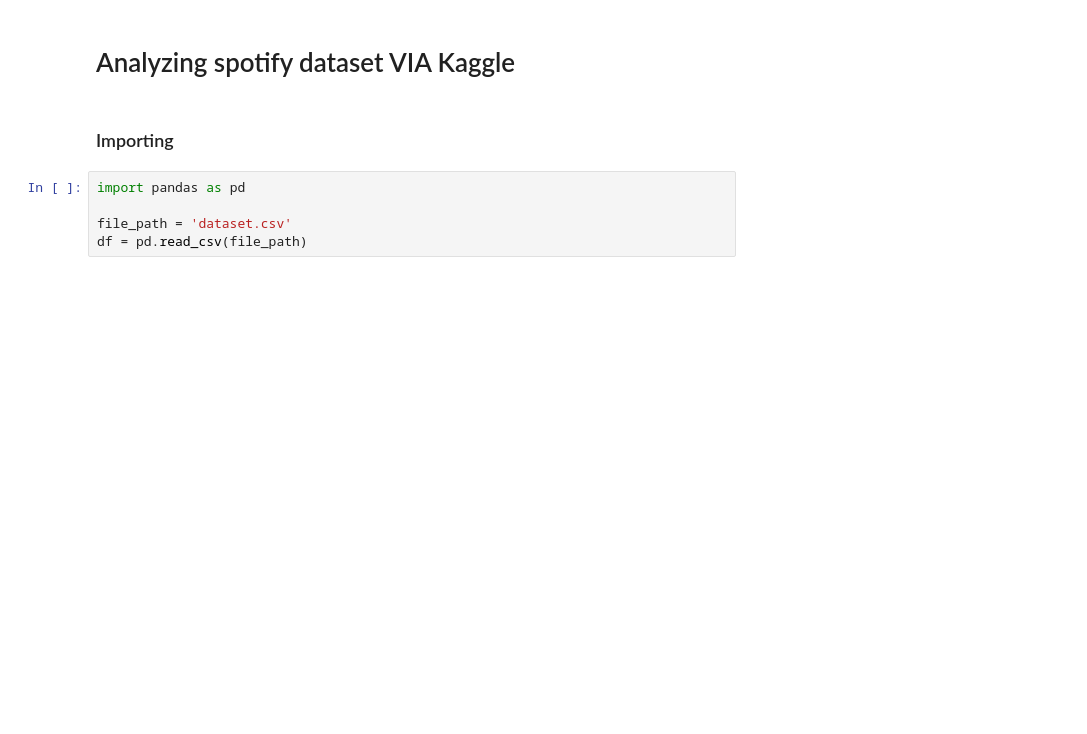
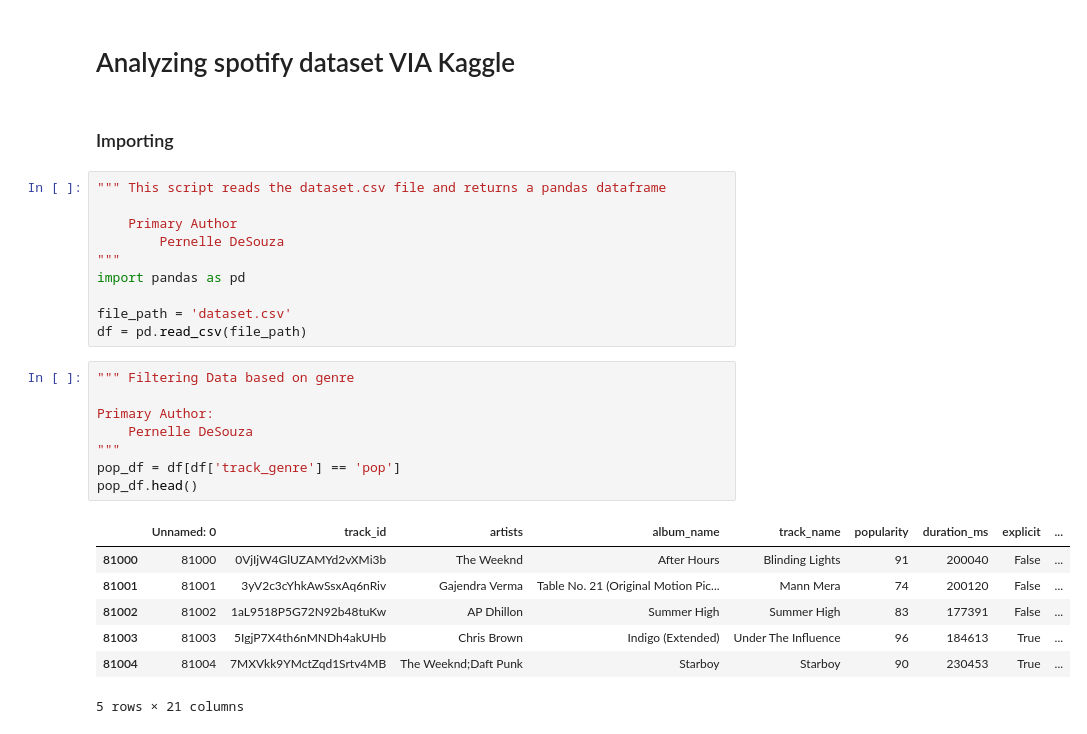
Before and after one commit to devwilkes/Playlist, a Jupyter notebook: Playlist_Analysis.ipynb, the cells around one changed output. Saved outputs shown, nothing was run; the diff lists cells and outputs as text; blank space fills up the shorter version.

```diff
--- a/Playlist_Analysis.ipynb
+++ b/Playlist_Analysis.ipynb
@@ -3,8 +3,29 @@
 # %% [markdown]
 ### Importing
 # %%
+""" This script reads the dataset.csv file and returns a pandas dataframe
+
+    Primary Author
+        Pernelle DeSouza
+"""
 import pandas as pd
 
 file_path = 'dataset.csv'
 df = pd.read_csv(file_path)
+# %%
+""" Filtering Data based on genre
+
+Primary Author:
+    Pernelle DeSouza
+"""
+pop_df = df[df['track_genre'] == 'pop']
+pop_df.head()
+# %% [output]
+|  | Unnamed: 0 | track_id | artists | album_name | track_name | popularity | duration_ms | explicit | ... |
+| 81000 | 81000 | 0VjIjW4GlUZAMYd2vXMi3b | The Weeknd | After Hours | Blinding Lights | 91 | 200040 | False | ... |
+| 81001 | 81001 | 3yV2c3cYhkAwSsxAq6nRiv | Gajendra Verma | Table No. 21 (Original Motion Pic... | Mann Mera | 74 | 200120 | False | ... |
+| 81002 | 81002 | 1aL9518P5G72N92b48tuKw | AP Dhillon | Summer High | Summer High | 83 | 177391 | False | ... |
+| 81003 | 81003 | 5IgjP7X4th6nMNDh4akUHb | Chris Brown | Indigo (Extended) | Under The Influence | 96 | 184613 | True | ... |
+| 81004 | 81004 | 7MXVkk9YMctZqd1Srtv4MB | The Weeknd;Daft Punk | Starboy | Starboy | 90 | 230453 | True | ... |
+5 rows × 21 columns
 # %%
```
Also changed, not shown: parts of 3 cells of this notebook, 1 other file.
